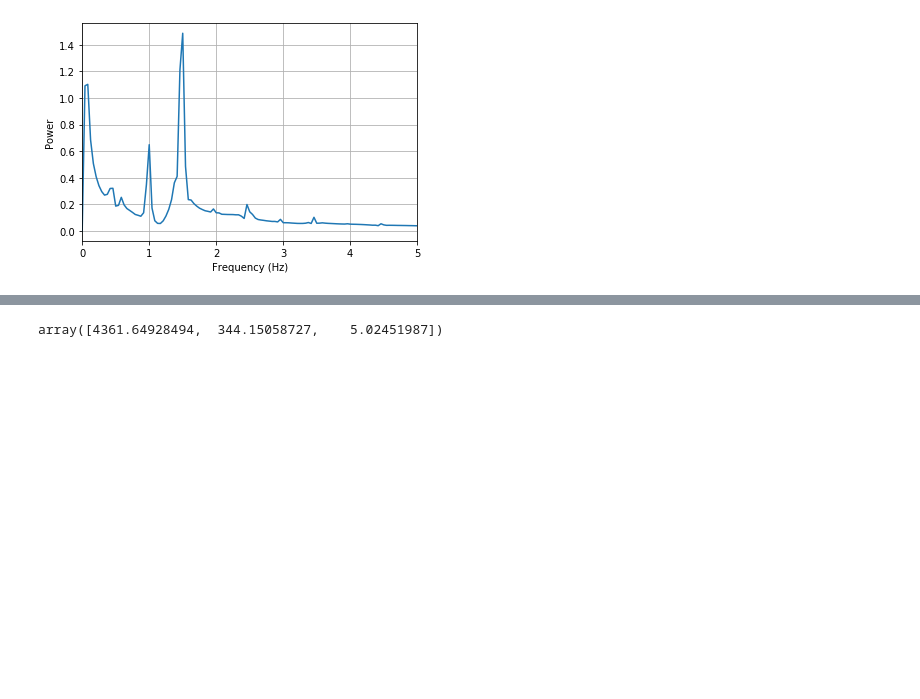
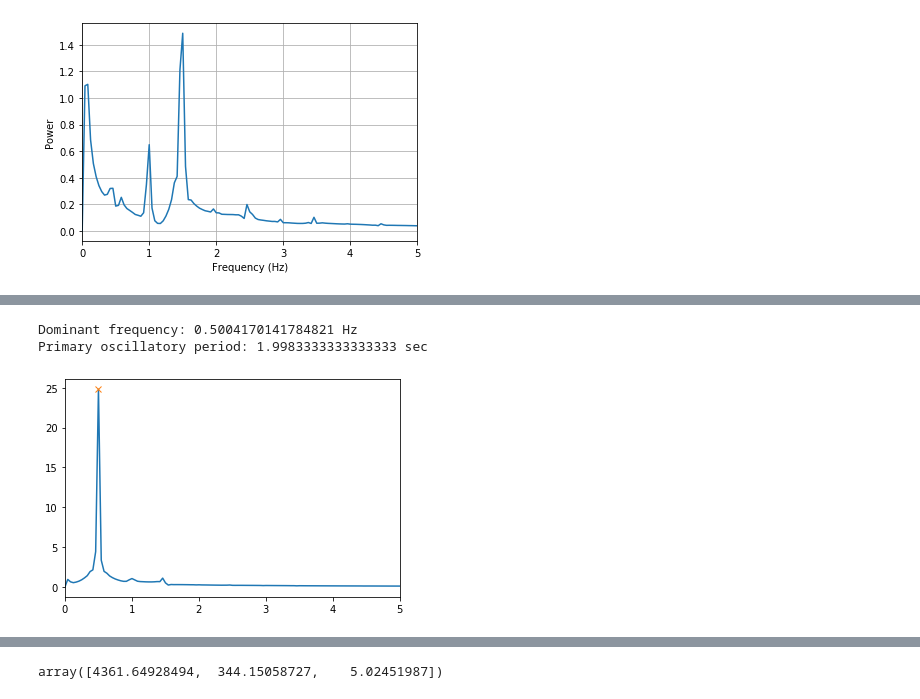
Before and after one commit to sjonany/c-elegans-interactome-analysis, a Jupyter notebook: milestone_oscillation.ipynb, the cells around one changed output, grey strips where cells are left out. Drawn from its saved outputs; the diff is of its cells as text; code cells hidden in the pictures; blank space fills up the shorter version.

```diff
--- a/milestone_oscillation.ipynb
+++ b/milestone_oscillation.ipynb
@@ -88,3 +109,26 @@ ax.plot(peaks, pc_fft_rs[peaks], "x")
+# %%
+# find single dominant peak of fft and compute oscillatory period
+t = 0.01
+projected = np.row_stack(projected_X[:, 1])
+(pc_fft, pc_fft_freq) = get_fft(projected[:,0], t)
+peak = np.where(pc_fft == np.amax(pc_fft))
+freq_1 = pc_fft_freq[peak]
+
+# plot
+fig, ax = plt.subplots()
+ax.set_xlim(0, 5)
+ax.plot(pc_fft_freq, pc_fft)
+ax.plot(freq_1, pc_fft[peak], "x")
+
+# use util fn
+per_1 = get_dominant_period(projected, t)
+
+print("Dominant frequency: " + str(freq_1[0]) + " Hz")
+print("Primary oscillatory period: " + str(per_1) + " sec")
+# %% [output]
+Dominant frequency: 0.5004170141784821 Hz
+Primary oscillatory period: 1.9983333333333333 sec
+[figure, added]
 # %%
 from mpl_toolkits import mplot3d
 
```
Also changed, not shown: parts of 2 cells of this notebook, 2 other files.
